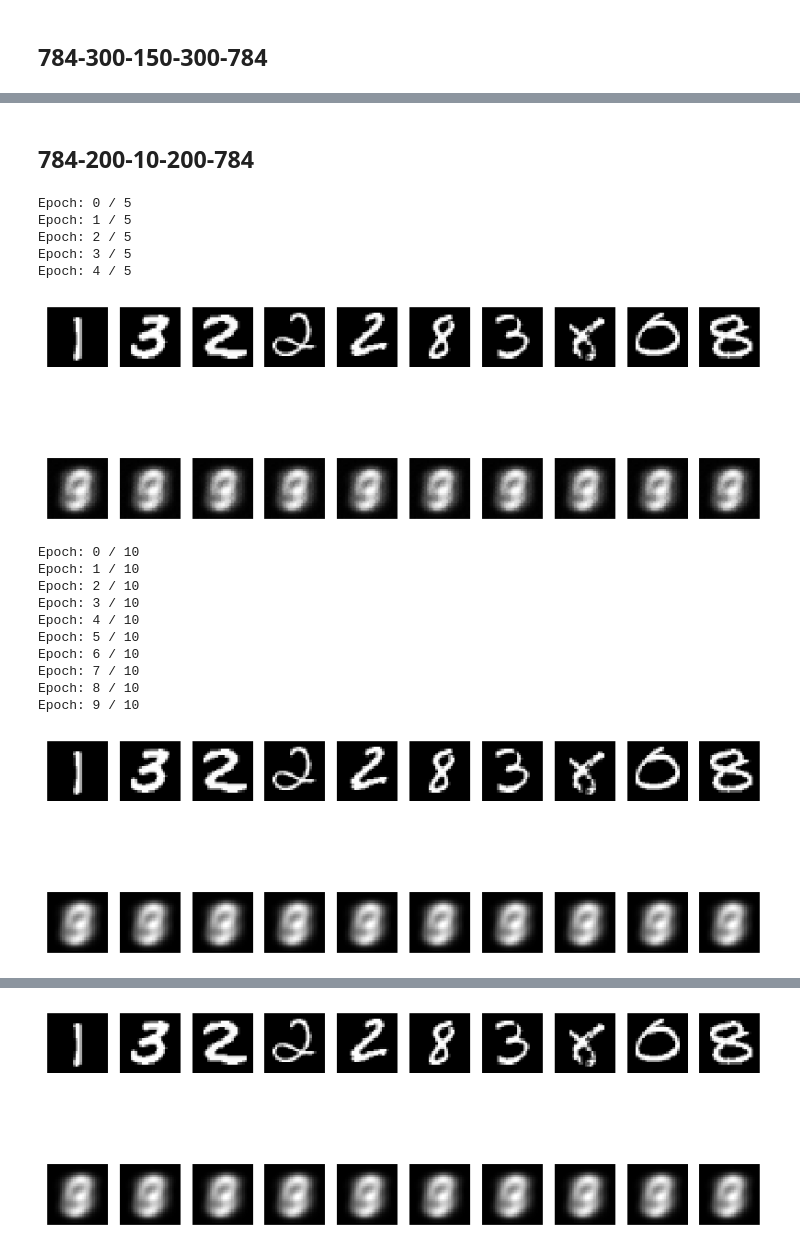
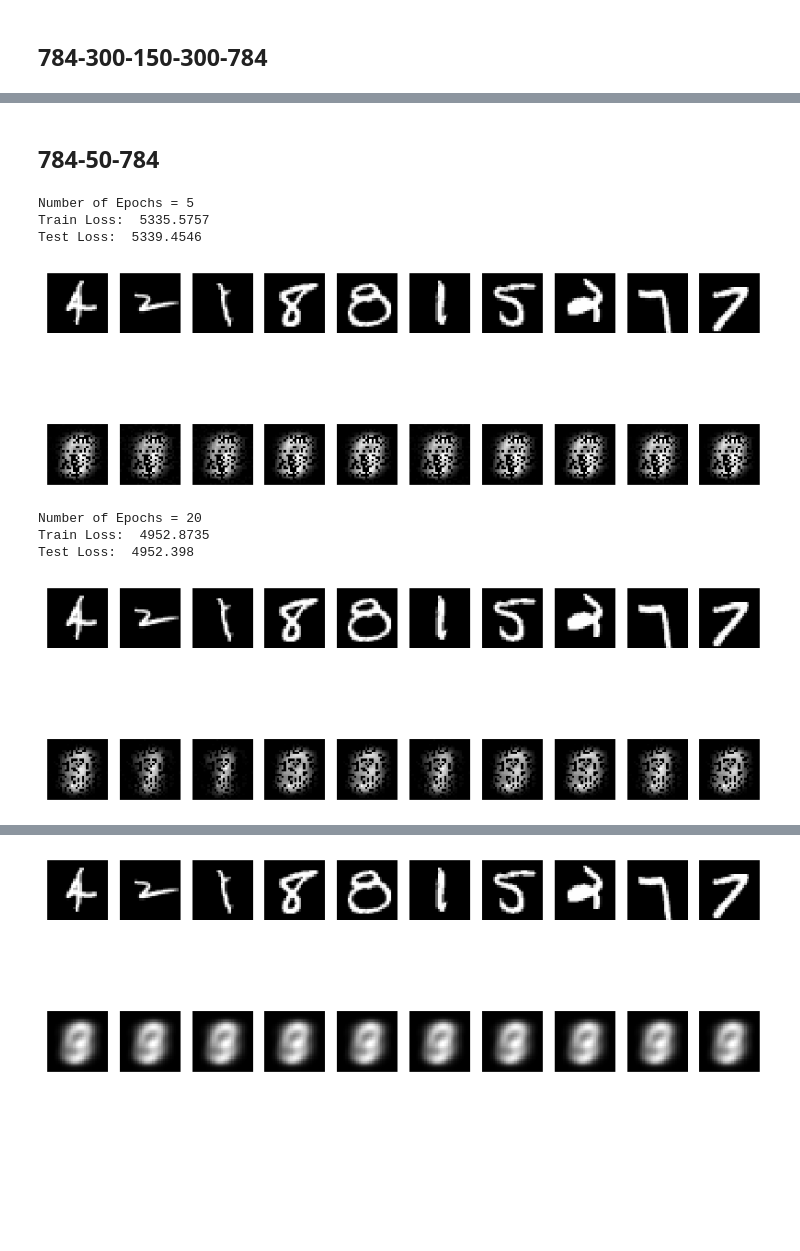
Before and after one commit to bouracha/autoencoders, a Jupyter notebook: tensorflow_implementations/Experiments.ipynb, the cells around one changed output, grey strips where cells are left out. Drawn from its saved outputs; the diff is of its cells as text; code cells hidden in the pictures; blank space fills up the shorter version.

```diff
--- a/tensorflow_implementations/Experiments.ipynb
+++ b/tensorflow_implementations/Experiments.ipynb
@@ -202,54 +114,46 @@ Epoch: 49 / 50
 # %% [markdown]
-## 784-200-10-200-784
+## 784-50-784
 # %%
-if __name__ == '__main__':
+experimental_tasks3 = []
+settings = [(5, 0.0001), (20, 0.0001), (50, 0.0001)]
+#train_data, test_data, m = get_mnist_data()
 
-    experimental_tasks3 = []
-    settings = [(5, 0.0001), (10, 0.0001), (15, 0.0001)]
-    #train_data, test_data, m = get_mnist_data()
+for (num_epochs, l2_reg) in settings:
 
-    for (num_epochs, l2_reg) in settings:
+    model = AUTOENCODER_50()
 
-        model = AUTOENCODER()
+    init = tf.global_variables_initializer()
 
-        init = tf.global_variables_initializer()
-
-        #Train
-        train_loss, test_loss = [], []
-        batch_size = 5000
-        with tf.Session()   as sess:
-            init.run()
+    #Train
+    train_loss, test_loss = [], []
+    batch_size = 2000
+    with tf.Session()   as sess:
+        init.run()
+        train_loss.append(model.loss.eval(session=sess, feed_dict={model.X: train_data}))
+        test_loss.append(model.loss.eval(session=sess, feed_dict={model.X: test_data}))
+        print("Number of Epochs = " + str(num_epochs))
+        for epoch in range(num_epochs):
+            print("Epoch: " + str(epoch) + "/" + str(num_epochs), end="\r")
+            n_batches = m//batch_size
+            for batch in range(n_batches):
+                X_batch = train_data[batch*batch_size: (batch + 1)*batch_size]
+                sess.run(model.training_op, feed_dict={model.X: X_batch})
             train_loss.append(model.loss.eval(session=sess, feed_dict={model.X: train_data}))
             test_loss.append(model.loss.eval(session=sess, feed_dict={model.X: test_data}))
-            for epoch in range(num_epochs):
-                print("Epoch:", epoch, "/", num_epochs)
-                n_batches = m//batch_size
-                for batch in range(n_batches):
-                    X_batch = train_data[batch*batch_size: (batch + 1)*batch_size]
-                    sess.run(model.training_op, feed_dict={model.X: X_batch})
-                train_loss.append(model.loss.eval(session=sess, feed_dict={model.X: train_data}))
-                test_loss.append(model.loss.eval(session=sess, feed_dict={model.X: test_data}))
 
-            reconstructions = model.outputs.eval(feed_dict={model.X: test_data[0: 10]})
+        reconstructions = model.outputs.eval(feed_dict={model.X: test_data[0: 10]})
 
-        experimental_tasks3.append(((num_epochs, l2_reg), train_loss, test_loss))
+    experimental_tasks3.append(((num_epochs, l2_reg), train_loss, test_loss))
 
-        plot_reconstructions(test_data[0: 10], reconstructions)
+    print("Train Loss: ", train_loss[-1])
+    print("Test Loss: ", test_loss[-1])
+    plot_reconstructions(test_data[0: 10], reconstructions)
 # %% [output]
-Epoch: 0 / 5
-Epoch: 1 / 5
-Epoch: 2 / 5
-Epoch: 3 / 5
-Epoch: 4 / 5
+Number of Epochs = 5
+Train Loss:  5335.5757
+Test Loss:  5339.4546
-[figure, old version]
+[figure, new version]
-Epoch: 0 / 10
-Epoch: 1 / 10
-Epoch: 2 / 10
-Epoch: 3 / 10
-Epoch: 4 / 10
-Epoch: 5 / 10
-Epoch: 6 / 10
-Epoch: 7 / 10
-Epoch: 8 / 10
-Epoch: 9 / 10
+Number of Epochs = 20
+Train Loss:  4952.8735
+Test Loss:  4952.398
-[figure, old version]
+[figure, new version]
@@ -271,2 +163,2 @@ Epoch: 14 / 15
-[figure, old version]
+[figure, new version]
 # %%
```
Also changed, not shown: parts of 8 cells of this notebook, 2 other files.
